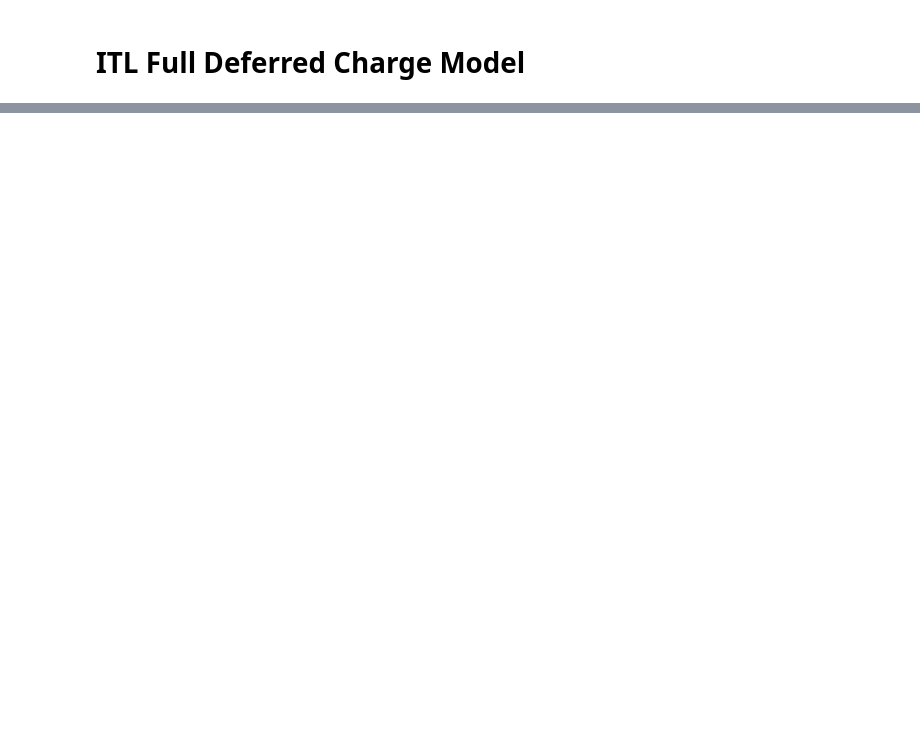
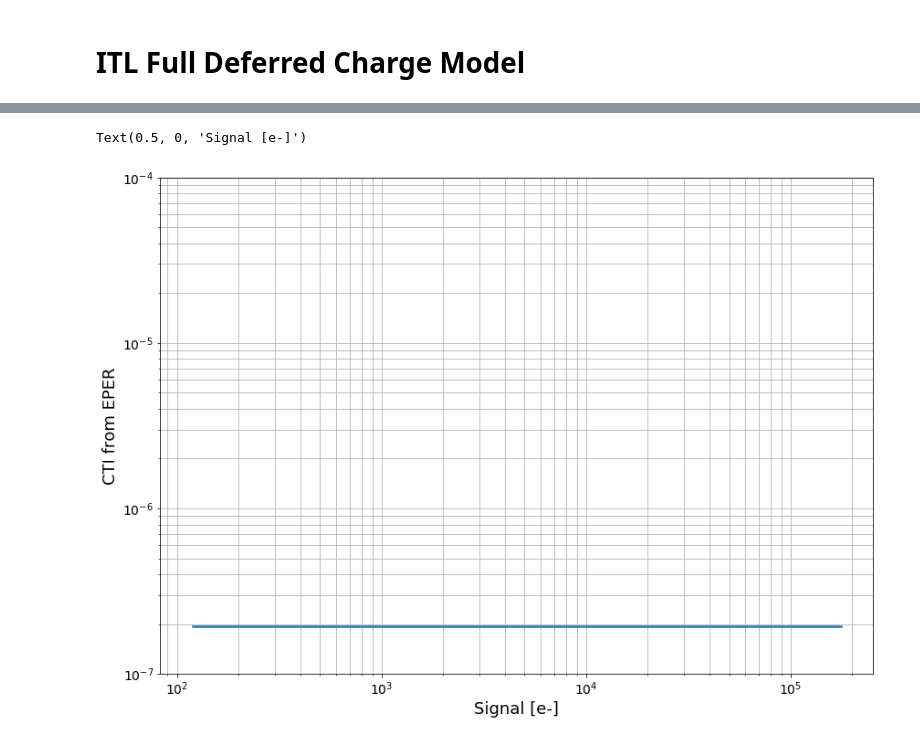
Before and after one commit to Snyder005/ctisim, a Jupyter notebook: notebooks/OverscanTesting.ipynb, the cells around one changed output, grey strips where cells are left out. Saved outputs shown, nothing was run; the diff lists cells and outputs as text; code cells hidden in the pictures; blank space fills up the shorter version.

```diff
--- a/notebooks/OverscanTesting.ipynb
+++ b/notebooks/OverscanTesting.ipynb
@@ -57,0 +71,27 @@ Text(0.5, 0, 'Signal [e-]')
+# %%
+imarr = np.zeros((signal_data.shape[0], ITL_AMP_GEOM.nx))
+ramp = SegmentSimulator(imarr, ITL_AMP_GEOM.prescan_width, output_amplifier)
+ramp.ramp_exp(signal_data)
+
+segarr = ramp.simulate_readout(serial_overscan_width=ITL_AMP_GEOM.serial_overscan_width,
+                               parallel_overscan_width=0)
+
+fig, ax = plt.subplots(1, 1, figsize=(14, 10))
+last_pix = segarr[:, 511]
+oscan1 = segarr[:, 512]
+oscan2 = 0
+cti_data = ((oscan1+oscan2)/(512*last_pix))
+
+
+ax.plot(signal_data, cti_data, linewidth=2.5)
+
+ax.set_yscale('log')
+ax.set_xscale('log')
+ax.set_ylim(1.E-7, 1.E-4)
+ax.tick_params(axis='both', which='major', labelsize=14)
+ax.grid(which='both')
+ax.set_ylabel('CTI from EPER', fontsize=18)
+ax.set_xlabel('Signal [e-]', fontsize=18)
+# %% [output]
+Text(0.5, 0, 'Signal [e-]')
+[figure, added]
```
Also changed, not shown: parts of 21 cells of this notebook, 7 other files.
